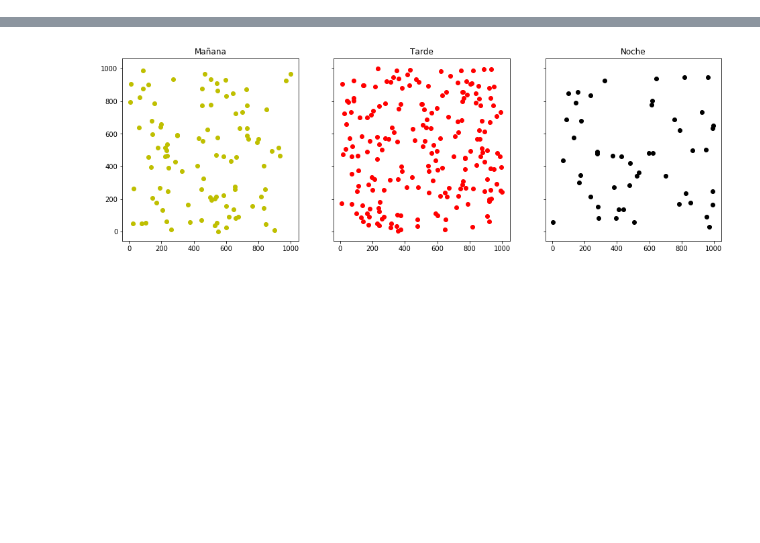
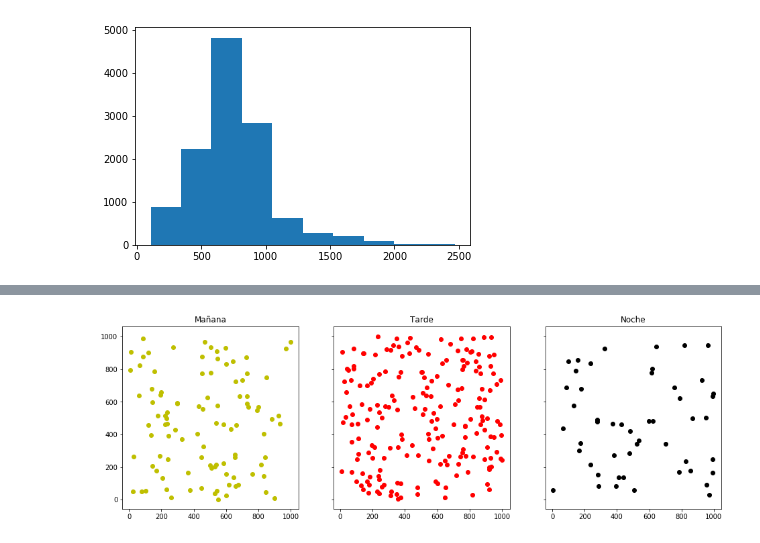
Before and after one commit to dsanmartin/INF564-HW, a Jupyter notebook: 1/tarea1.ipynb, the cells around one changed output, grey strips where cells are left out. Saved outputs shown, nothing was run; the diff lists cells and outputs as text; code cells hidden in the pictures; blank space fills up the shorter version.

```diff
--- a/1/tarea1.ipynb
+++ b/1/tarea1.ipynb
@@ -72,0 +145,5 @@ costs = greedy(manana, req_1)
+# %%
+plt.hist(costs)
+plt.show()
+# %% [output]
+[figure, added]
```
Also changed, not shown: parts of 16 cells of this notebook.
